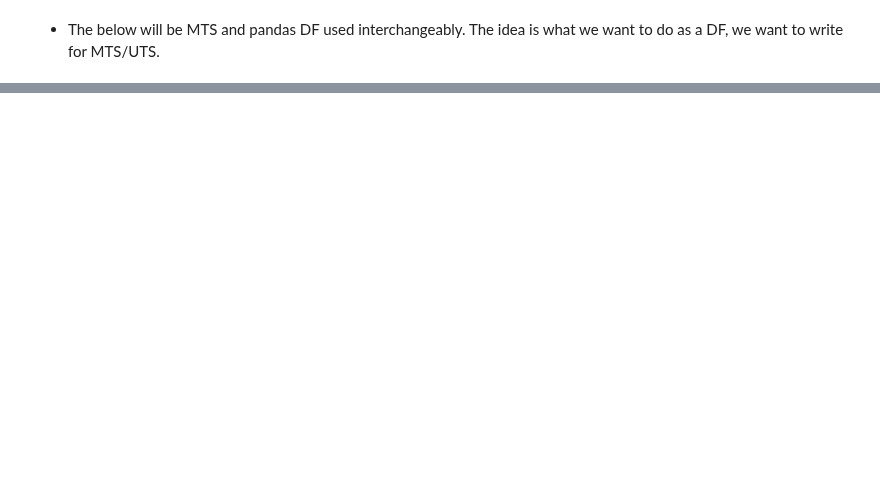
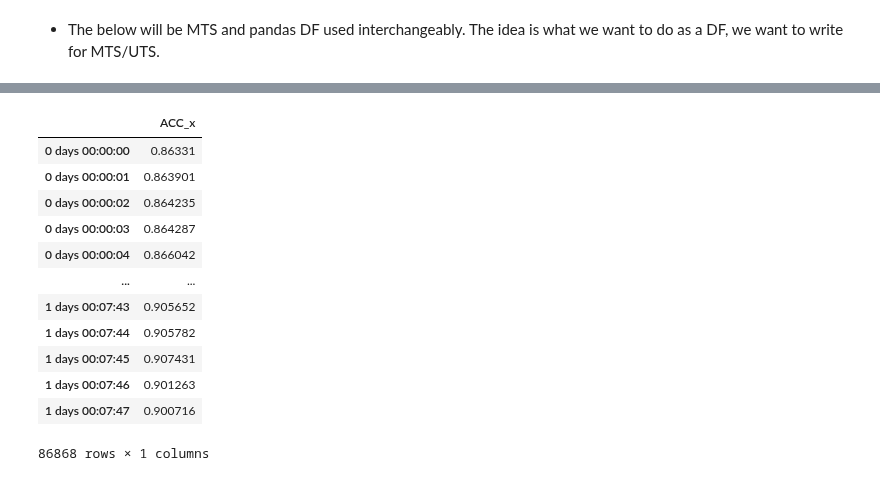
Before and after one commit to Brinkley97/applied_time_series_and_machine_learning, a Jupyter notebook: misc/play/wesad_and_tsml.ipynb, the cells around one changed output, grey strips where cells are left out. Drawn from its saved outputs; the diff is of its cells as text; code cells hidden in the pictures; blank space fills up the shorter version.

Commit message:
feat: can sample to 1 Hz, so 1 row is 1 second

```diff
--- a/misc/play/wesad_and_tsml.ipynb
+++ b/misc/play/wesad_and_tsml.ipynb
@@ -100,7 +104,7 @@ TypeError: 'getset_descriptor' object is not callable
 # %%
-sampling_rate = 700  # Hz
-unit_of_time = 's'
-time_index = pd.timedelta_range(start=pd.Timedelta(f'0 {unit_of_time}'), periods=len(chest_df), freq=pd.Timedelta(seconds=1/sampling_rate))
+# sampling_rate = 700  # Hz
+# unit_of_time = 's'
+# time_index = pd.timedelta_range(start=pd.Timedelta(f'0 {unit_of_time}'), periods=len(chest_df), freq=pd.Timedelta(seconds=1/sampling_rate))
 
-chest_df.set_index(time_index, inplace=True)
-chest_df
+# chest_df.set_index(time_index, inplace=True)
+# chest_df
@@ -141,0 +191,18 @@ ecg_1000_uts.hist() # Why is this important?
+# %%
+# Resample the data to 1 Hz
+chest_df_resampled = chest_df.loc[:, ['ACC_x']].resample('1s').mean()
+chest_df_resampled
+# %% [output]
+|  | ACC_x |
+| 0 days 00:00:00 | 0.86331 |
+| 0 days 00:00:01 | 0.863901 |
+| 0 days 00:00:02 | 0.864235 |
+| 0 days 00:00:03 | 0.864287 |
+| 0 days 00:00:04 | 0.866042 |
+| ... | ... |
+| 1 days 00:07:43 | 0.905652 |
+| 1 days 00:07:44 | 0.905782 |
+| 1 days 00:07:45 | 0.907431 |
+| 1 days 00:07:46 | 0.901263 |
+| 1 days 00:07:47 | 0.900716 |
+86868 rows × 1 columns
```
Also changed, not shown: parts of 13 cells of this notebook.
